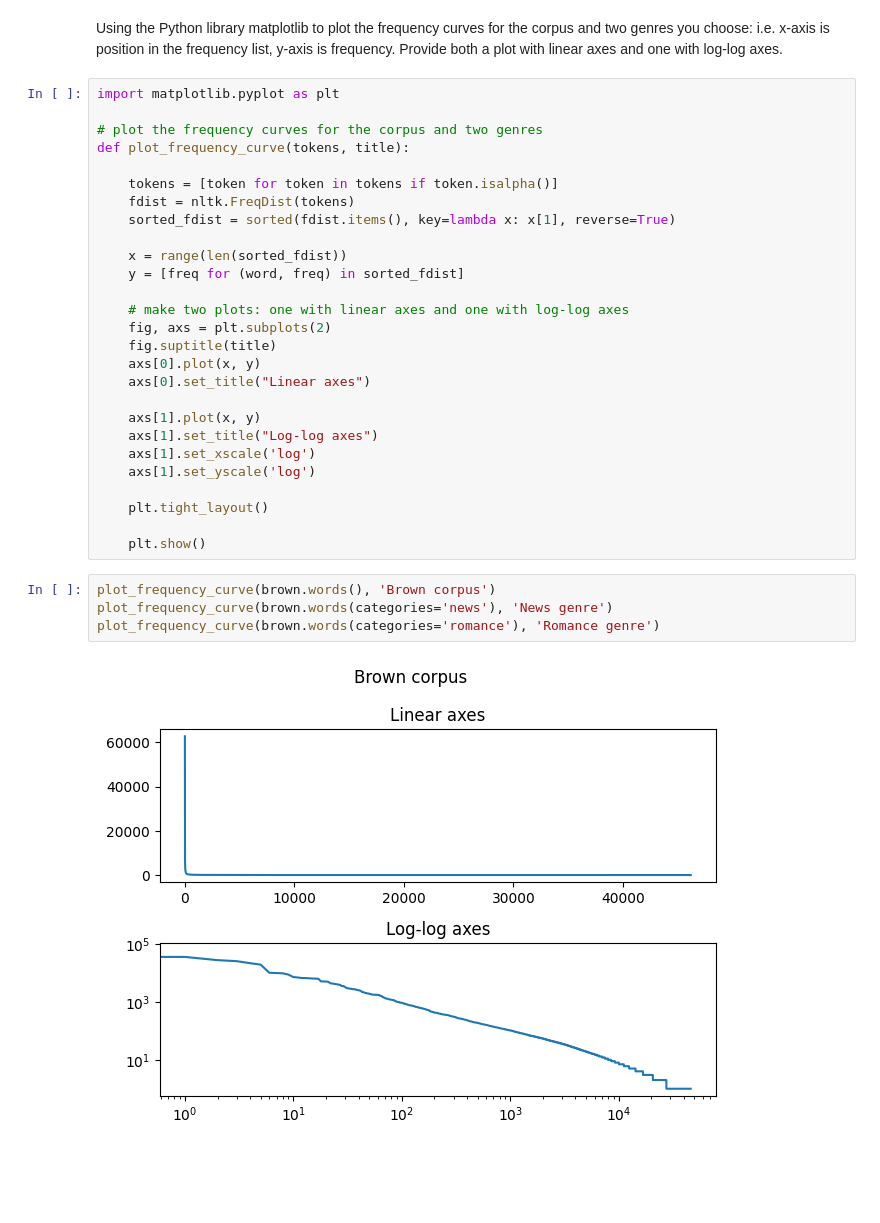
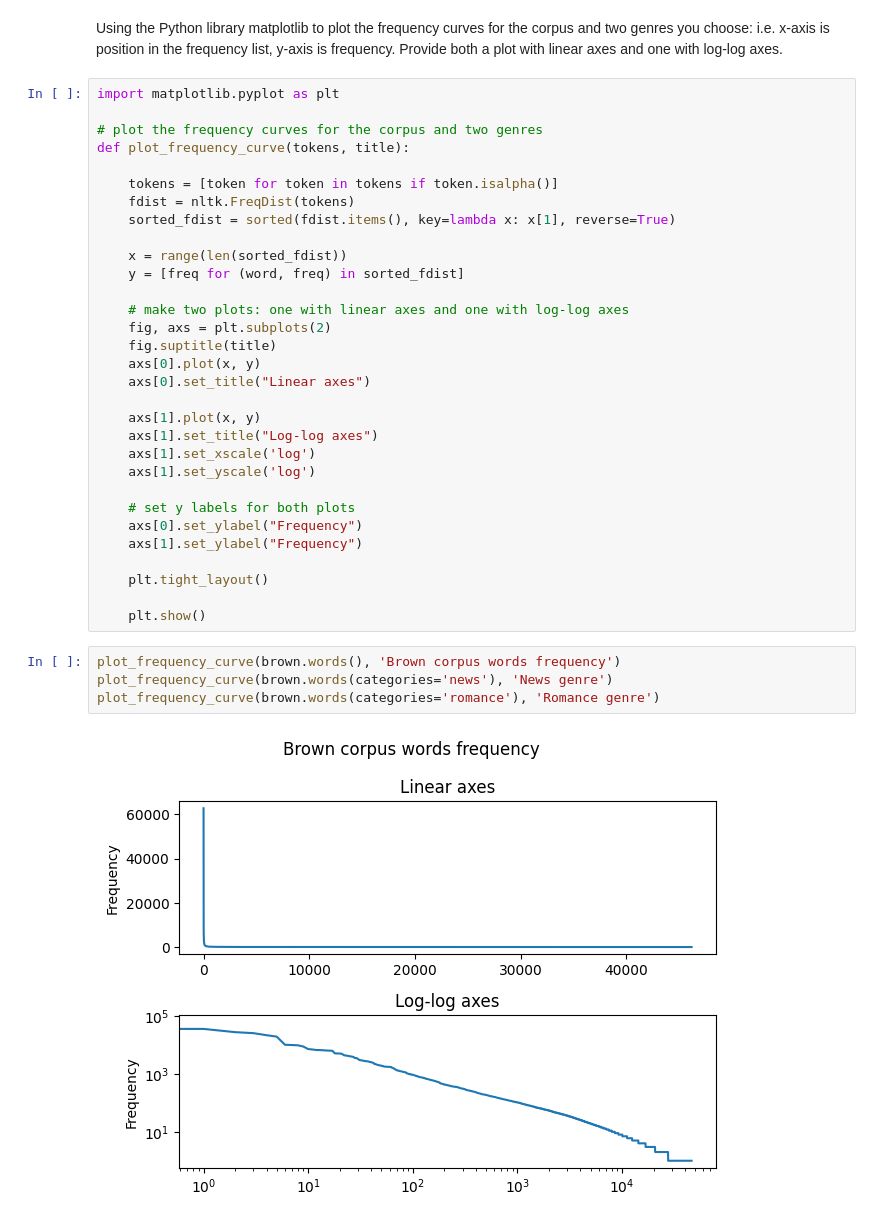
Before and after one commit to Jodieadver/NLP2024, a Jupyter notebook: code/excercise0.ipynb, the cells around one changed output. Saved outputs shown, nothing was run; the diff lists cells and outputs as text; blank space fills up the shorter version.

```diff
--- a/code/excercise0.ipynb
+++ b/code/excercise0.ipynb
@@ -241,12 +241,16 @@ def plot_frequency_curve(tokens, title):
     axs[1].set_xscale('log')
     axs[1].set_yscale('log')
 
+    # set y labels for both plots
+    axs[0].set_ylabel("Frequency")
+    axs[1].set_ylabel("Frequency")
+
     plt.tight_layout()
 
     plt.show()
 # %%
-plot_frequency_curve(brown.words(), 'Brown corpus')
+plot_frequency_curve(brown.words(), 'Brown corpus words frequency')
 plot_frequency_curve(brown.words(categories='news'), 'News genre')
 plot_frequency_curve(brown.words(categories='romance'), 'Romance genre')
 # %% [output]
-[figure, old version]
+[figure, new version]
```
Also changed, not shown: parts of 1 cell of this notebook, 2 other files.
